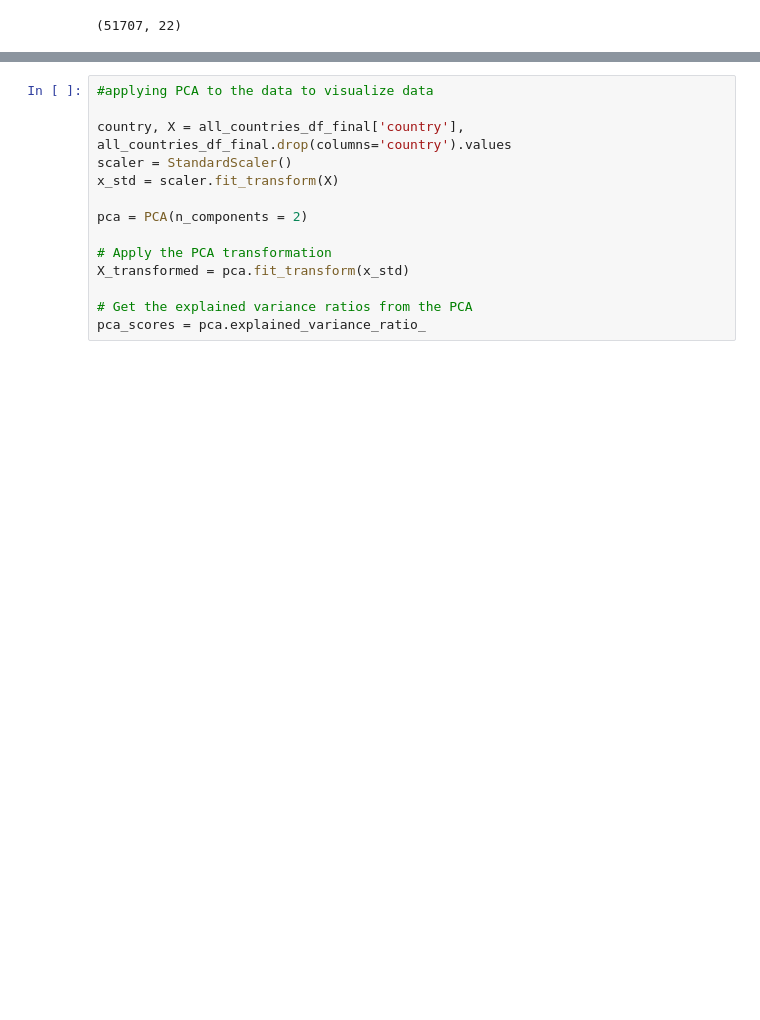
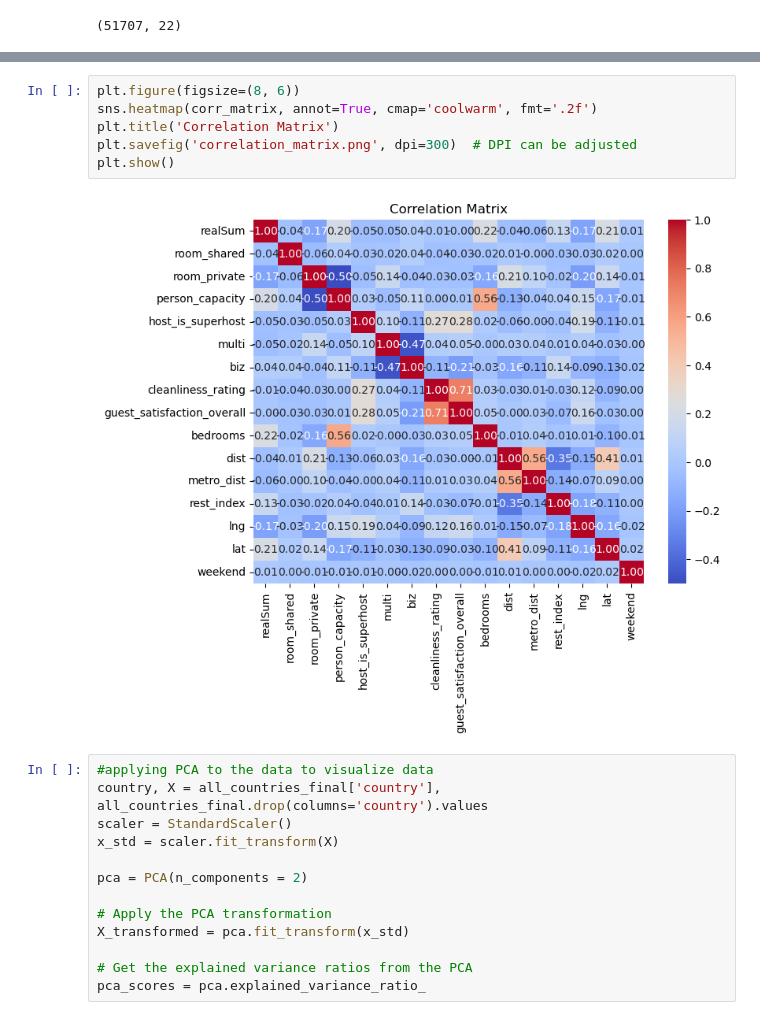
Before and after one commit to didiii-e/cs109a_final, a Jupyter notebook: final_proj_work.ipynb, the cells around one changed output, grey strips where cells are left out. Drawn from its saved outputs; the diff is of its cells as text; blank space fills up the shorter version.

```diff
--- a/final_proj_work.ipynb
+++ b/final_proj_work.ipynb
@@ -129,7 +140,14 @@ corr_matrix
+# %%
+plt.figure(figsize=(8, 6))
+sns.heatmap(corr_matrix, annot=True, cmap='coolwarm', fmt='.2f')
+plt.title('Correlation Matrix')
+plt.savefig('correlation_matrix.png', dpi=300)  # DPI can be adjusted
+plt.show()
+# %% [output]
+[figure, added]
 # %%
 #applying PCA to the data to visualize data
-
-country, X = all_countries_df_final['country'], all_countries_df_final.drop(columns='country').values
+country, X = all_countries_final['country'], all_countries_final.drop(columns='country').values
 scaler = StandardScaler()
 x_std = scaler.fit_transform(X)
 
```
Also changed, not shown: parts of 3 cells of this notebook, 1 other file.
